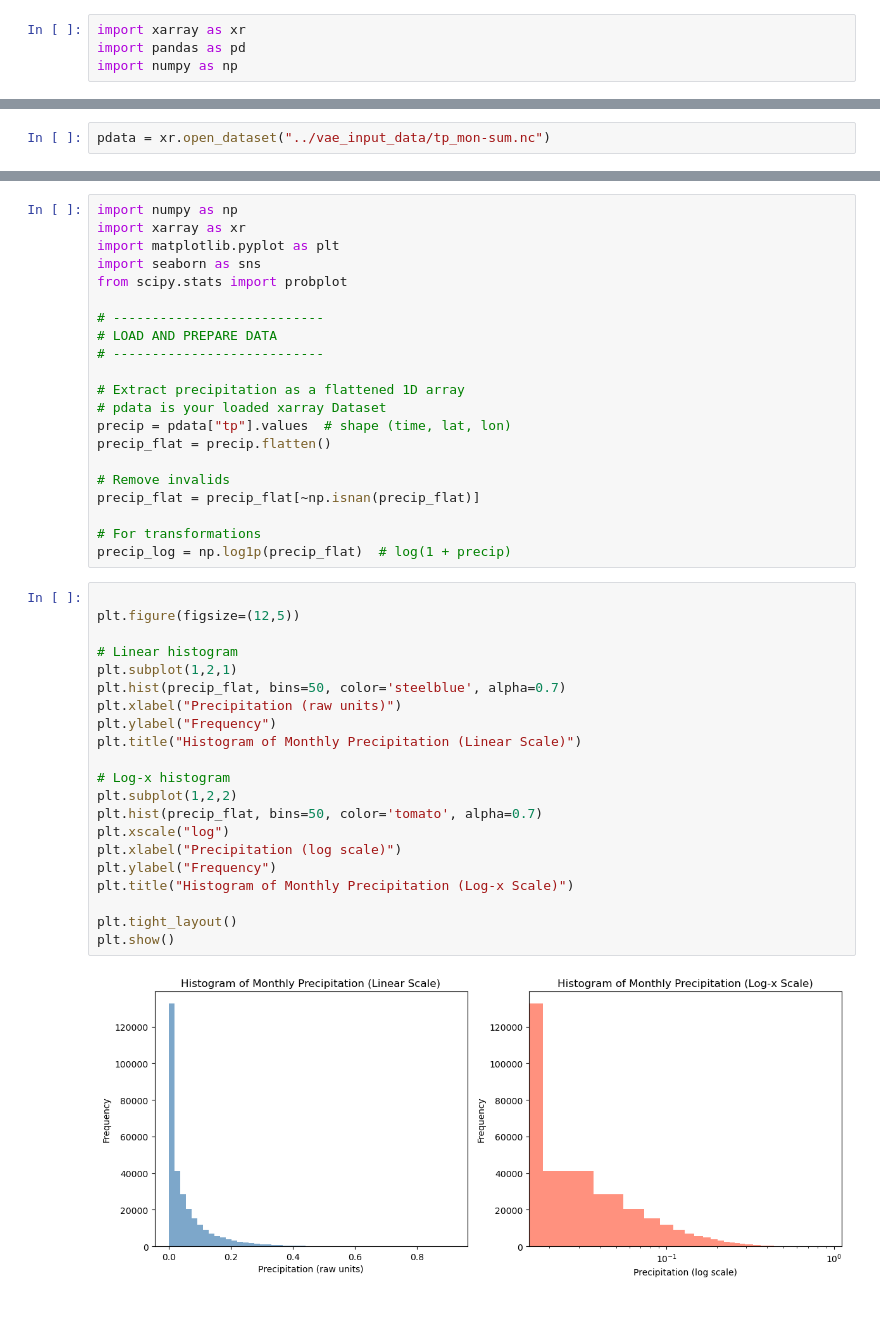
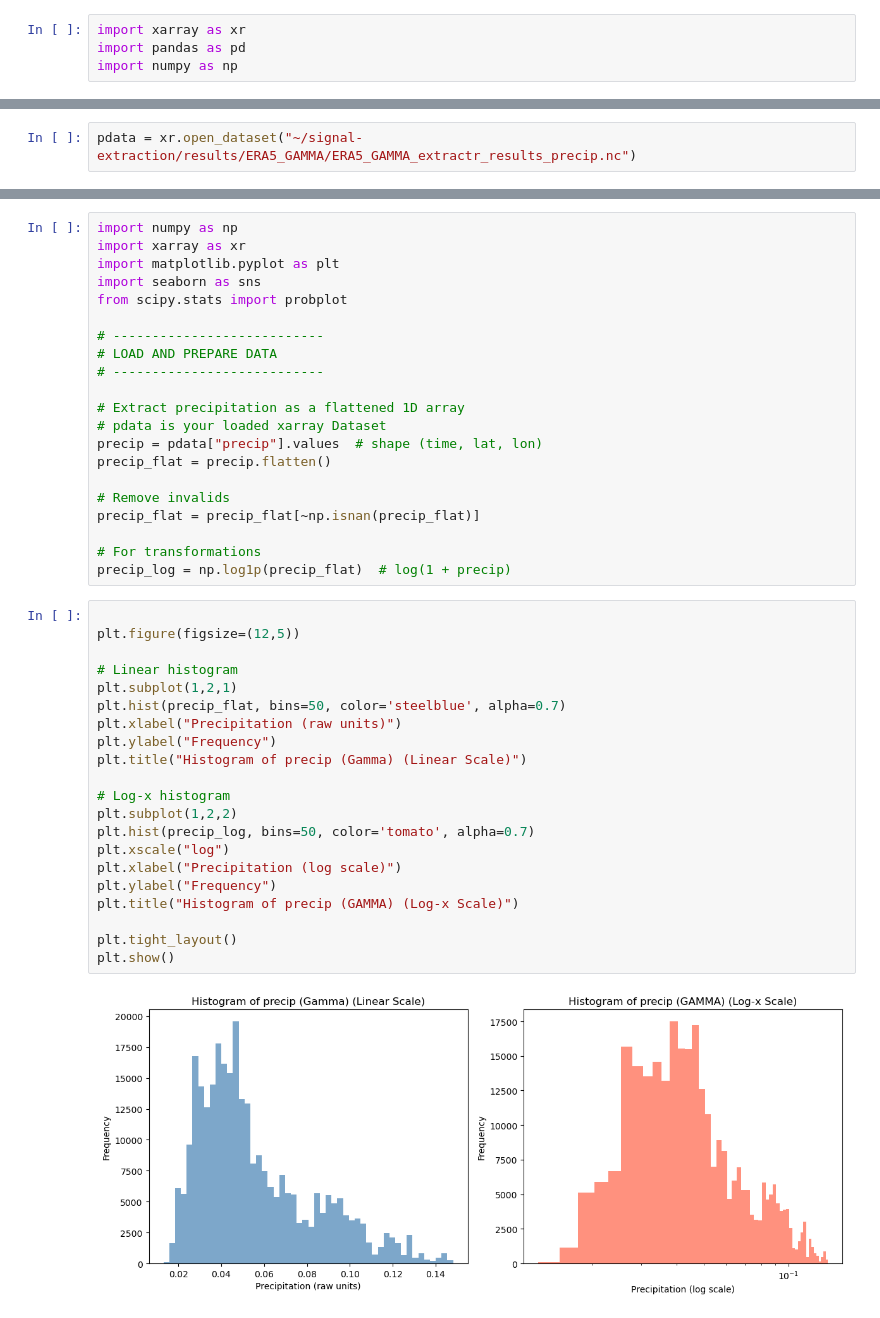
Before and after one commit to JulianEsler/signal-extraction, a Jupyter notebook: workbench/precip_distribution_plots.ipynb, the cells around one changed output, grey strips where cells are left out. Cells and saved outputs as stored; diff of their text form.

Commit message:
Updates with evaluating the distributions of my latent indices. Results from the original deterministic autoencoder introduced

```diff
--- a/workbench/precip_distribution_plots.ipynb
+++ b/workbench/precip_distribution_plots.ipynb
@@ -5,3 +10,3 @@ import numpy as np
 # %%
-pdata = xr.open_dataset("../vae_input_data/tp_mon-sum.nc")
+pdata = xr.open_dataset("~/signal-extraction/results/ERA5_GAMMA/ERA5_GAMMA_extractr_results_precip.nc")
 # %%
@@ -39,7 +33,7 @@ from scipy.stats import probplot
 
 # Extract precipitation as a flattened 1D array
 # pdata is your loaded xarray Dataset
-precip = pdata["tp"].values  # shape (time, lat, lon)
+precip = pdata["precip"].values  # shape (time, lat, lon)
 precip_flat = precip.flatten()
 
 # Remove invalids
@@ -50,23 +44,23 @@ precip_log = np.log1p(precip_flat)  # log(1 + precip)
 # %%
 
 plt.figure(figsize=(12,5))
 
 # Linear histogram
 plt.subplot(1,2,1)
 plt.hist(precip_flat, bins=50, color='steelblue', alpha=0.7)
 plt.xlabel("Precipitation (raw units)")
 plt.ylabel("Frequency")
-plt.title("Histogram of Monthly Precipitation (Linear Scale)")
+plt.title("Histogram of precip (Gamma) (Linear Scale)")
 
 # Log-x histogram
 plt.subplot(1,2,2)
-plt.hist(precip_flat, bins=50, color='tomato', alpha=0.7)
+plt.hist(precip_log, bins=50, color='tomato', alpha=0.7)
 plt.xscale("log")
 plt.xlabel("Precipitation (log scale)")
 plt.ylabel("Frequency")
-plt.title("Histogram of Monthly Precipitation (Log-x Scale)")
+plt.title("Histogram of precip (GAMMA) (Log-x Scale)")
 
 plt.tight_layout()
 plt.show()
 # %% [output]
-[figure, old version]
+[figure, new version]
```
Also changed, not shown: parts of 11 cells of this notebook, 19 other files.
